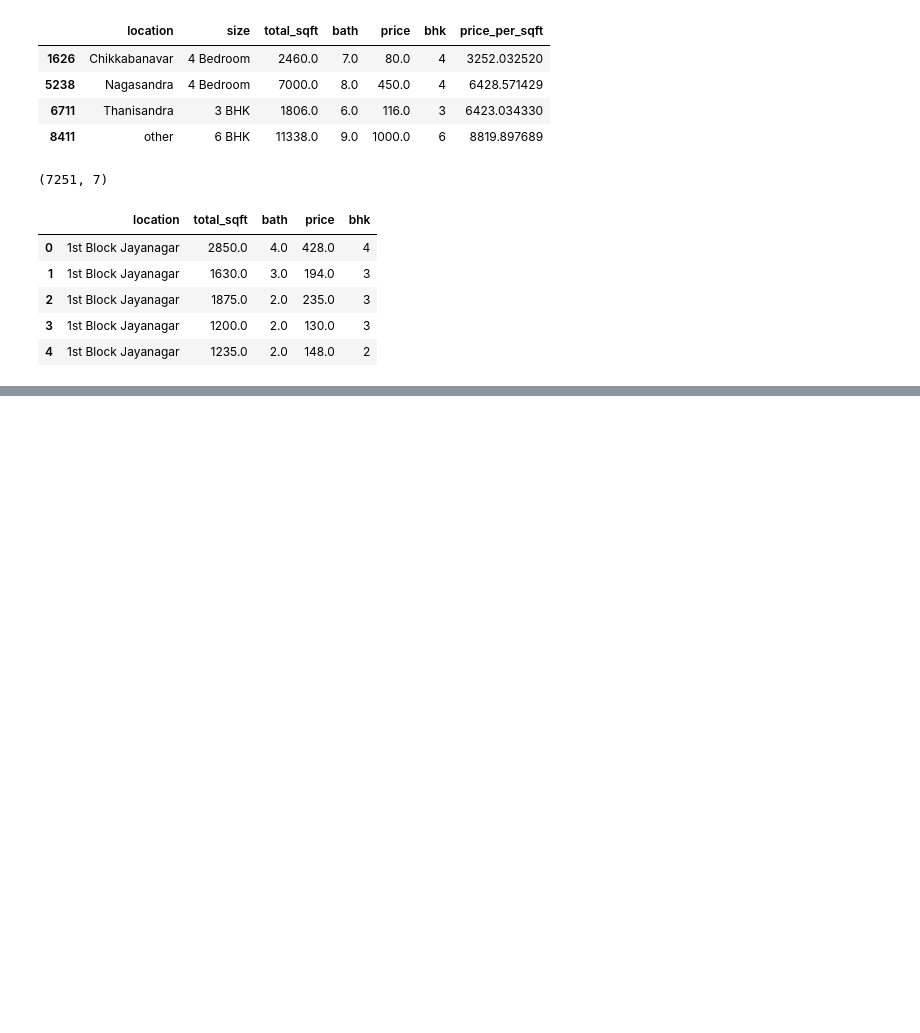
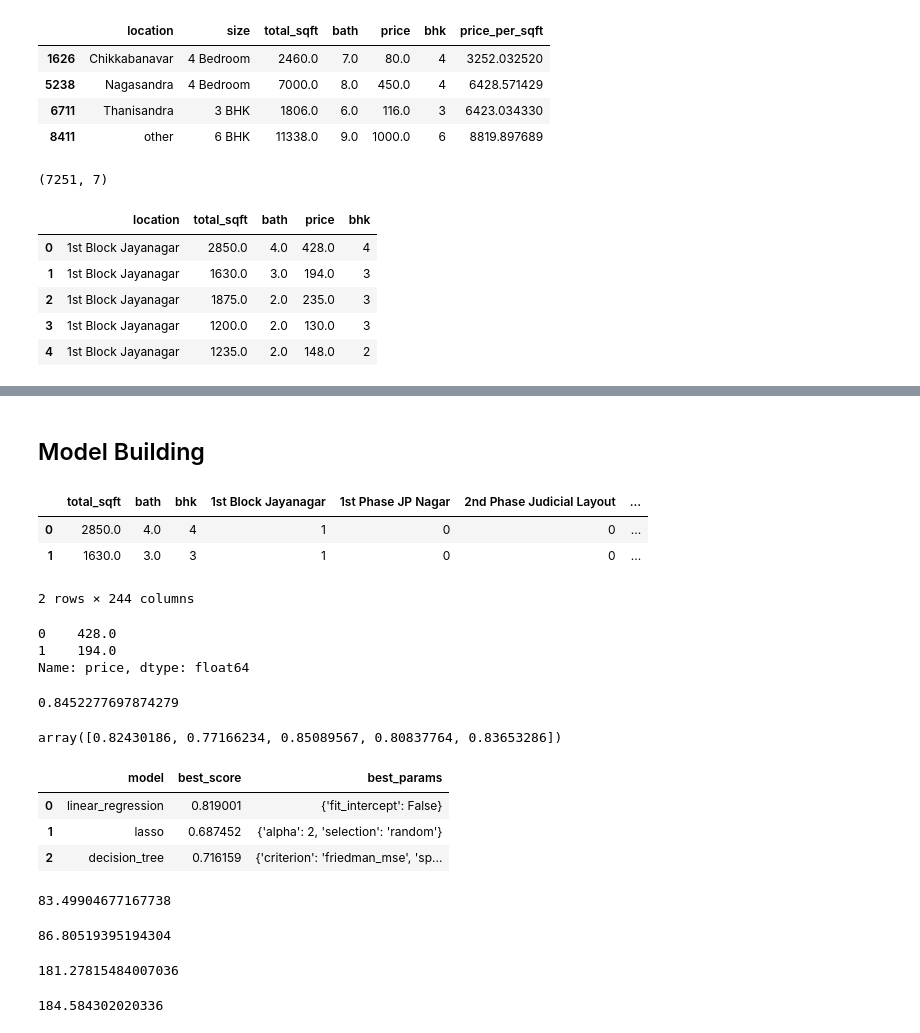
Before and after one commit to ahsanrazi/Real-Estate-Price-Prediction-CB, a Jupyter notebook: Model/Banglore_Home_Price_Prediction.ipynb, the cells around one changed output, grey strips where cells are left out. Cells and saved outputs as stored; diff of their text form; code cells hidden in the pictures; blank space fills up the shorter version.

Commit message:
Update Model

```diff
--- a/Model/Banglore_Home_Price_Prediction.ipynb
+++ b/Model/Banglore_Home_Price_Prediction.ipynb
@@ -512,0 +558,21 @@ df10.head()
+# %% [markdown]
+## Model Building
+# %%
+# Creating X (independent variables)
+
+x = df12.drop('price', axis=1)
+x.head(2)
+# %% [output]
+|  | total_sqft | bath | bhk | 1st Block Jayanagar | 1st Phase JP Nagar | 2nd Phase Judicial Layout | ... |
+| 0 | 2850.0 | 4.0 | 4 | 1 | 0 | 0 | ... |
+| 1 | 1630.0 | 3.0 | 3 | 1 | 0 | 0 | ... |
+2 rows × 244 columns
+# %%
+# Creating Y (dependent variables)
+
+y = df12['price']
+y.head(2)
+# %% [output]
+0    428.0
+1    194.0
+Name: price, dtype: float64
@@ -512,0 +585,21 @@ df10.head()
+# %%
+# Training and testin the Linear Regression Model
+
+from sklearn.linear_model import LinearRegression
+
+lr_clf = LinearRegression()
+lr_clf.fit(x_train, y_train)
+lr_clf.score(x_test, y_test)
+# %% [output]
+0.8452277697874279
+# %%
+# Using K-Folds Cross Validation on Linear Regression
+
+from sklearn.model_selection import ShuffleSplit
+from sklearn.model_selection import cross_val_score
+
+cv = ShuffleSplit(n_splits=5, test_size=0.2, random_state=0)
+
+cross_val_score(LinearRegression(), x, y, cv = cv)
+# %% [output]
+array([0.82430186, 0.77166234, 0.85089567, 0.80837764, 0.83653286])
@@ -512,0 +650,7 @@ df10.head()
+# %%
+find_best_model_using_gridsearchcv(x,y)
+# %% [output]
+|  | model | best_score | best_params |
+| 0 | linear_regression | 0.819001 | {'fit_intercept': False} |
+| 1 | lasso | 0.687452 | {'alpha': 2, 'selection': 'random'} |
+| 2 | decision_tree | 0.716159 | {'criterion': 'friedman_mse', 'sp... |
@@ -512,0 +672,18 @@ df10.head()
+# %%
+# Making Predictions
+
+predict_price('1st Phase JP Nagar', 1000, 2,2)
+# %% [output]
+83.49904677167738
+# %%
+predict_price('1st Phase JP Nagar', 1000, 3,3)
+# %% [output]
+86.80519395194304
+# %%
+predict_price('Indira Nagar', 1000, 2,2)
+# %% [output]
+181.27815484007036
+# %%
+predict_price('Indira Nagar', 1000, 3,3)
+# %% [output]
+184.584302020336
```
Also changed, not shown: parts of 11 cells of this notebook, 2 other files.
